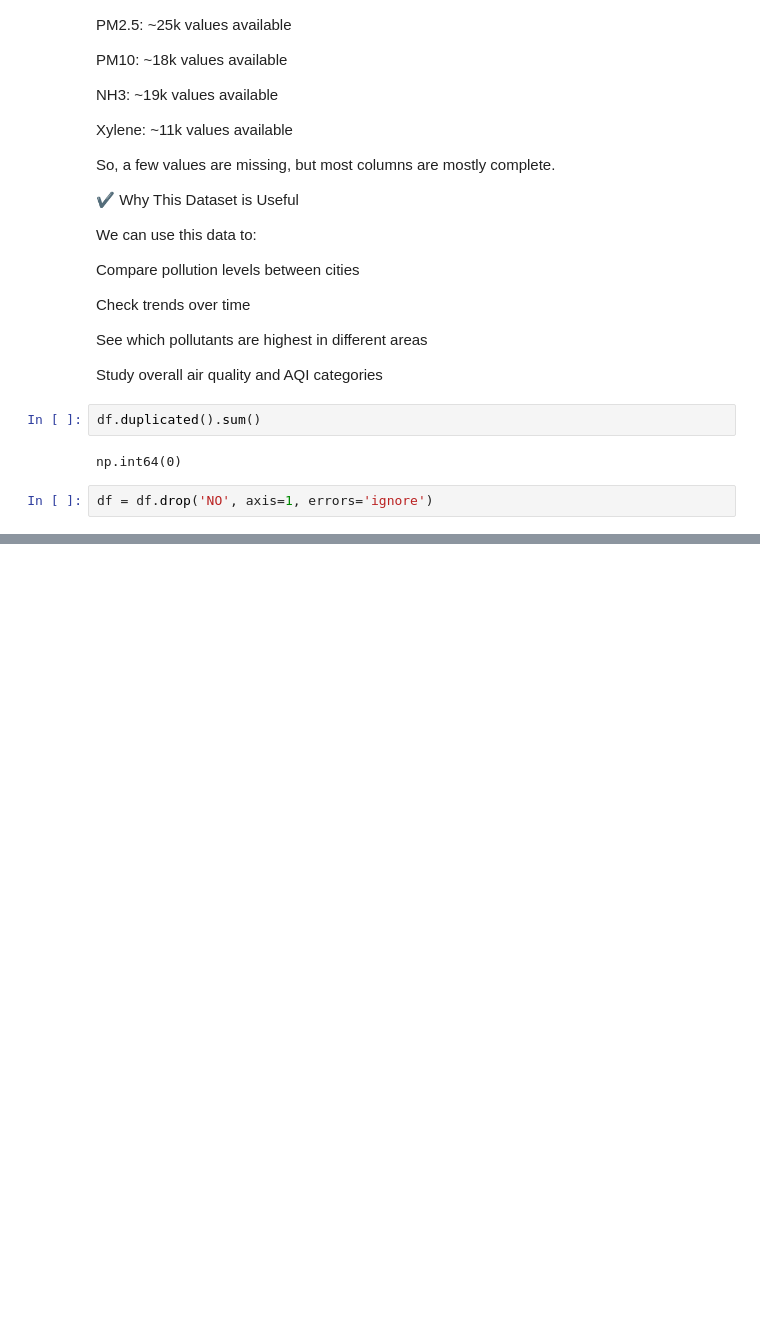
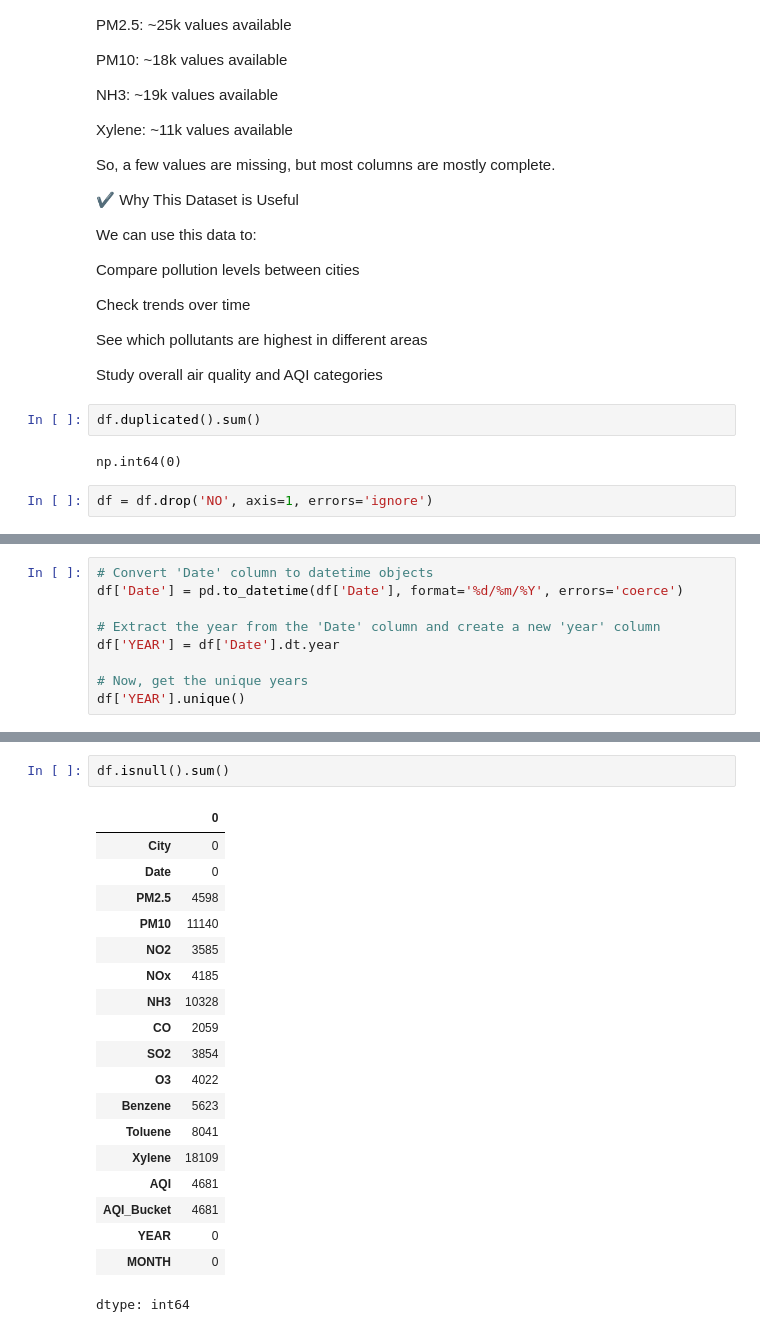
Before and after one commit to nawazullakhankayani-cadiff/St20329043_CMP7005_PRAC1.ipynb, a Jupyter notebook: St20329043_CMP7005_PRAC1.ipynb, the cells around one changed output, grey strips where cells are left out. Saved outputs shown, nothing was run; the diff lists cells and outputs as text; blank space fills up the shorter version.

```diff
--- a/St20329043_CMP7005_PRAC1.ipynb
+++ b/St20329043_CMP7005_PRAC1.ipynb
@@ -215,0 +263,9 @@ city
+# %%
+# Convert 'Date' column to datetime objects
+df['Date'] = pd.to_datetime(df['Date'], format='%d/%m/%Y', errors='coerce')
+
+# Extract the year from the 'Date' column and create a new 'year' column
+df['YEAR'] = df['Date'].dt.year
+
+# Now, get the unique years
+df['YEAR'].unique()
@@ -215,0 +376,22 @@ city
+# %%
+df.isnull().sum()
+# %% [output]
+|  | 0 |
+| City | 0 |
+| Date | 0 |
+| PM2.5 | 4598 |
+| PM10 | 11140 |
+| NO2 | 3585 |
+| NOx | 4185 |
+| NH3 | 10328 |
+| CO | 2059 |
+| SO2 | 3854 |
+| O3 | 4022 |
+| Benzene | 5623 |
+| Toluene | 8041 |
+| Xylene | 18109 |
+| AQI | 4681 |
+| AQI_Bucket | 4681 |
+| YEAR | 0 |
+| MONTH | 0 |
+dtype: int64
```
Also changed, not shown: parts of 15 cells of this notebook.
